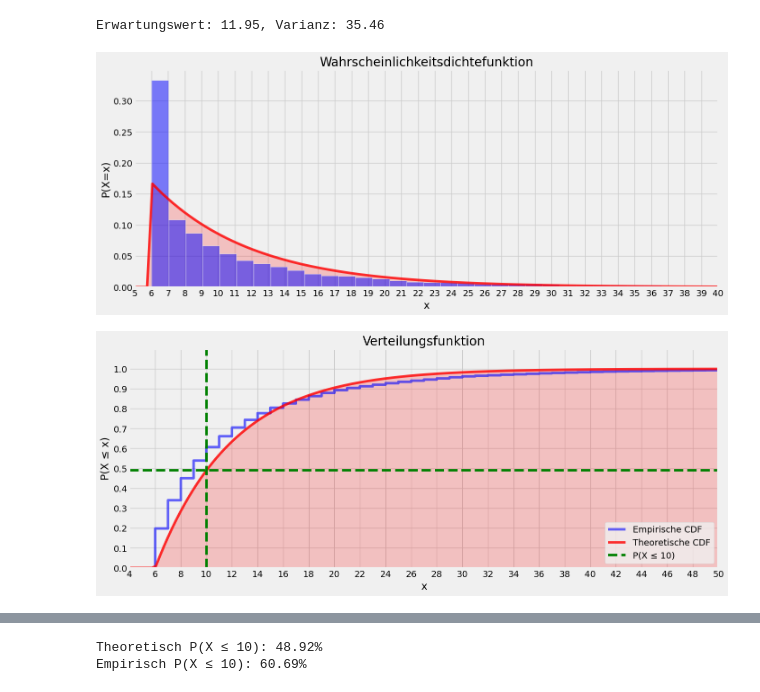
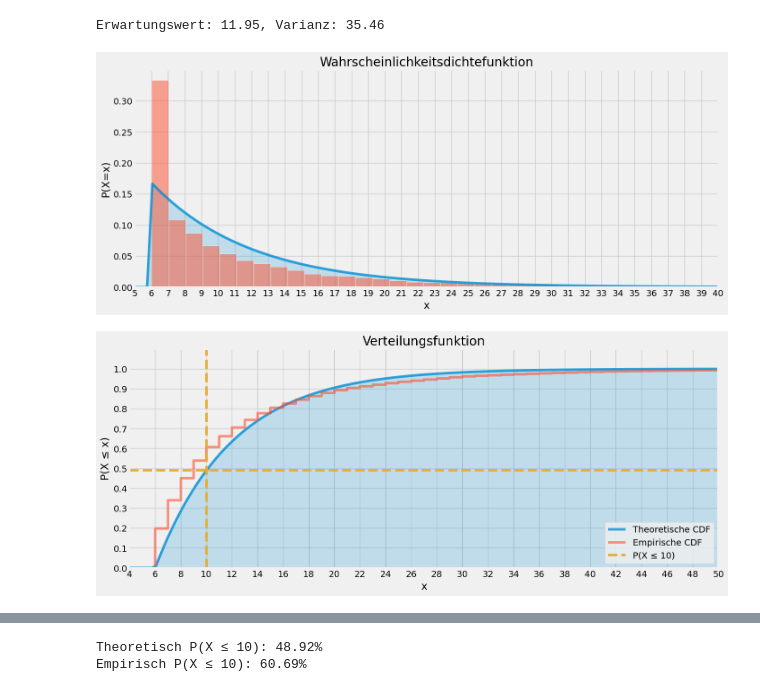
Before and after one commit to mib1213/ExponentialVerteilung, a Jupyter notebook: notebook.ipynb, the cells around one changed output, grey strips where cells are left out. Saved outputs shown, nothing was run; the diff lists cells and outputs as text; code cells hidden in the pictures.

```diff
--- a/notebook.ipynb
+++ b/notebook.ipynb
@@ -6,6 +6,8 @@ import numpy as np
 from scipy.stats import expon
 # %%
 plt.style.use("fivethirtyeight")
+# %%
+colors = plt.rcParams["axes.prop_cycle"].by_key()["color"]
 # %%
 df = pd.read_csv('data/DBtrainrides.csv.zip', compression='zip')
 df.head()
@@ -53,9 +57,9 @@ Erwartungswert: 11.95, Varianz: 35.46
 x = np.linspace(0, arrival_delay_min.max(), 500)
 # %%
 plt.figure(figsize=(15, 6))
-plt.plot(x, rv.pdf(x), color='red', alpha=0.8)
-plt.fill_between(x, rv.pdf(x), color='red', alpha=0.2)
-sns.histplot(arrival_delay_min, color='blue', bins=150, alpha=0.5, stat='density');
+plt.plot(x, rv.pdf(x), alpha=0.8, color=colors[0])
+plt.fill_between(x, rv.pdf(x), alpha=0.2, color=colors[0])
+sns.histplot(arrival_delay_min, bins=150, alpha=0.5, stat='density', color=colors[1]);
 plt.xlabel('x')
 plt.ylabel('P(X=x)')
 plt.title('Wahrscheinlichkeitsdichtefunktion')
@@ -63,23 +67,23 @@ plt.xlim(5, 40)
 plt.xticks(range(5, 41, 1))
 plt.show()
 # %% [output]
-[figure, old version]
+[figure, new version]
 # %%
 plt.figure(figsize=(15, 6))
-sns.ecdfplot(arrival_delay_min, color='blue', label='Empirische CDF', alpha=0.6)
-plt.plot(x, rv.cdf(x), color='red', label='Theoretische CDF', alpha=0.8)
-plt.fill_between(x, rv.cdf(x), color='red', alpha=0.2)
-plt.axhline(rv.cdf(10), color='green', linestyle='--', label='P(X ≤ 10)')
-plt.axvline(10, color='green', linestyle='--')
+plt.plot(x, rv.cdf(x), label='Theoretische CDF', alpha=0.8, color=colors[0])
+plt.fill_between(x, rv.cdf(x), alpha=0.2, color=colors[0])
+sns.ecdfplot(arrival_delay_min, label='Empirische CDF', alpha=0.6, color=colors[1])
+plt.axhline(rv.cdf(10), linestyle='--', label='P(X ≤ 10)', color=colors[2])
+plt.axvline(10, linestyle='--', color=colors[2])
 plt.xlim(5, 50)
 plt.xticks(range(4, 52, 2))
 plt.xlabel('x')
 plt.ylabel('P(X ≤ x)')
 plt.yticks(np.arange(0, 1.1, 0.1))
 plt.ylim(0, 1.1)
 plt.title('Verteilungsfunktion')
 plt.legend()
 plt.show()
 # %% [output]
-[figure, old version]
+[figure, new version]
 # %% [markdown]
```
Also changed, not shown: parts of 3 cells of this notebook.
